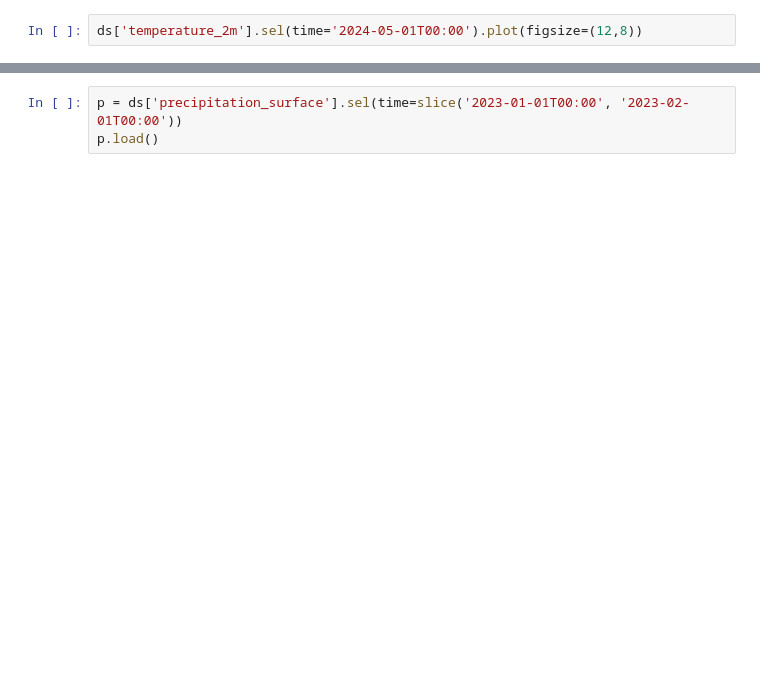
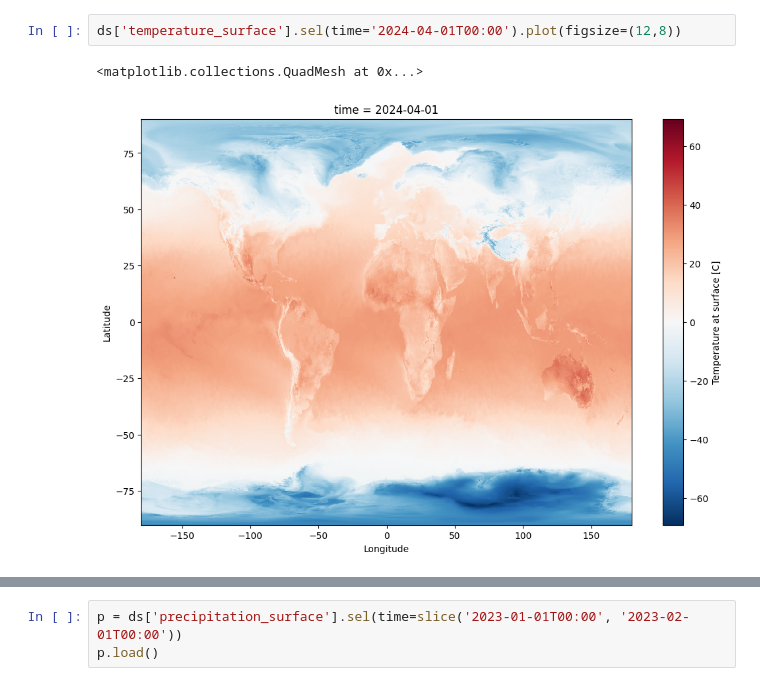
Before and after one commit to dynamical-org/notebooks, a Jupyter notebook: gfs-explore.ipynb, the cells around one changed output, grey strips where cells are left out. Drawn from its saved outputs; the diff is of its cells as text; blank space fills up the shorter version.

```diff
--- a/gfs-explore.ipynb
+++ b/gfs-explore.ipynb
@@ -7,5 +68,8 @@ ds
 # %%
-ds['temperature_2m'].sel(time='2024-05-01T00:00').plot(figsize=(12,8))
+ds['temperature_surface'].sel(time='2024-04-01T00:00').plot(figsize=(12,8))
+# %% [output]
+<matplotlib.collections.QuadMesh at 0x...>
+[figure, added]
 # %%
 tmp_april_mean = ds['temperature_surface'].sel(time=ds.time.dt.month == 4).mean(dim='time')
 
```
Also changed, not shown: parts of 11 cells of this notebook, 1 other file.
